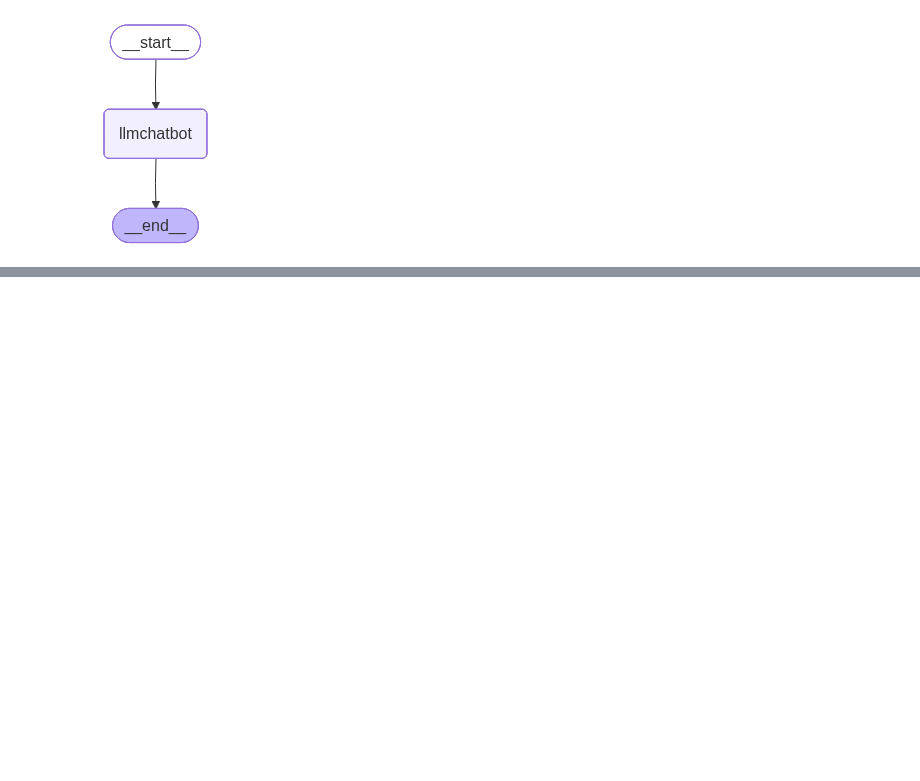
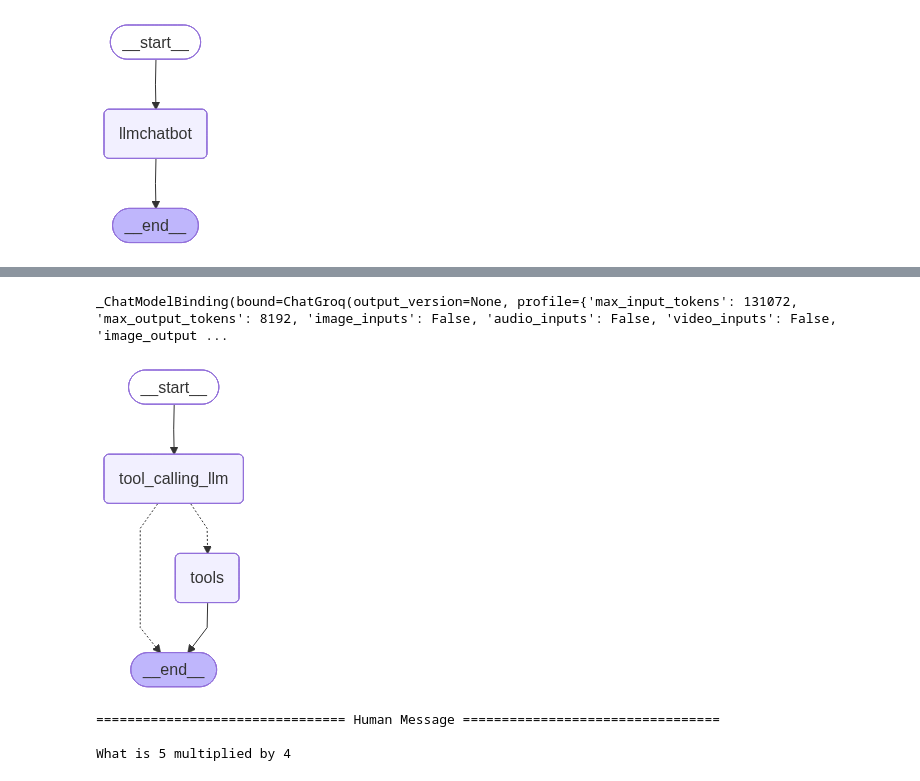
Before and after one commit to aaditya4959/EverythingLangchain, a Jupyter notebook: updatedlanggraph/basic-chatbot/1-basicchatbot.ipynb, the cells around one changed output, grey strips where cells are left out. Cells and saved outputs as stored; diff of their text form; code cells hidden in the pictures; blank space fills up the shorter version.

```diff
--- a/updatedlanggraph/basic-chatbot/1-basicchatbot.ipynb
+++ b/updatedlanggraph/basic-chatbot/1-basicchatbot.ipynb
@@ -84,0 +114,59 @@ for event in graph.stream({"messages":"Hi How are you?"}):
+# %%
+## Custom function  (Example of using doc string )
+def multiply(a:int, b:int) ->int:
+    """Multiply a and b
+
+        ARGS:
+        a (int): first integer
+        b (int): second integer
+
+        Returns:
+        int: output int
+    """
+    return a*b
+# %%
+tools = [tool, multiply]
+
+llm_with_tools = llm.bind_tools(tools)
+# %%
+llm_with_tools
+# %% [output]
+_ChatModelBinding(bound=ChatGroq(output_version=None, profile={'max_input_tokens': 131072, 'max_output_tokens': 8192, 'image_inputs': False, 'audio_inputs': False, 'video_inputs': False, 'image_output ...
+# %%
+## Creating the entire state graph
+from langgraph.graph import StateGraph,START,END
+from langgraph.prebuilt import ToolNode
+from langgraph.prebuilt import tools_condition
+
+def tool_calling_llm(state:State):
+    return {"message":llm_with_tools.invoke(state["messages"])}
+
+# Node Definition
+builder = StateGraph(State)
+builder.add_node("tool_calling_llm", tool_calling_llm)
+builder.add_node("tools", ToolNode(tools))
+
+
+#Add edges
+builder.add_edge(START, "tool_calling_llm")
+builder.add_conditional_edges(
+    "tool_calling_llm",
+    tools_condition,
+)
+
+graph = builder.compile()
+# %%
+graph
+# %% [output]
+[figure, added]
+# %%
+response = graph.invoke({"messages":"What is 5 multiplied by 4 "})
+
+for m in response['messages']:
+    m.pretty_print()
+
+# Somehow my tools are not working in here.
+# %% [output]
+================================ Human Message =================================
+
+What is 5 multiplied by 4
```
Also changed, not shown: parts of 6 cells of this notebook, 4 other files.
